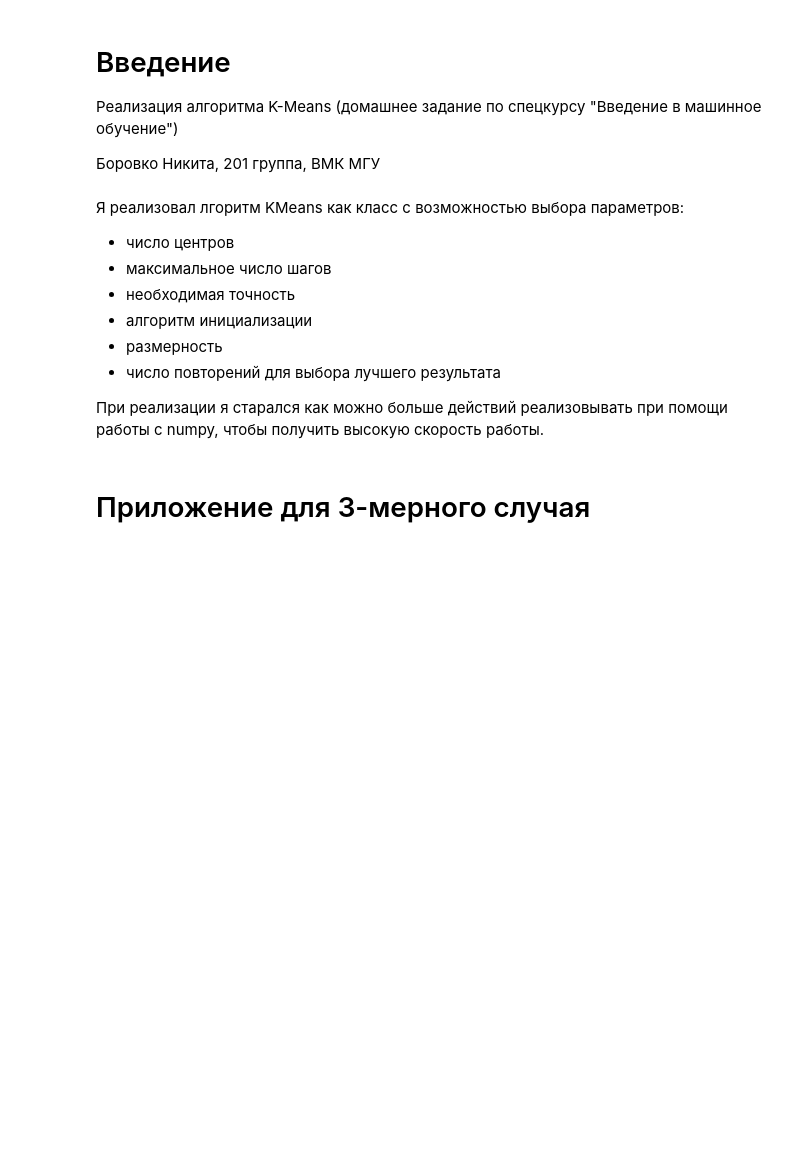
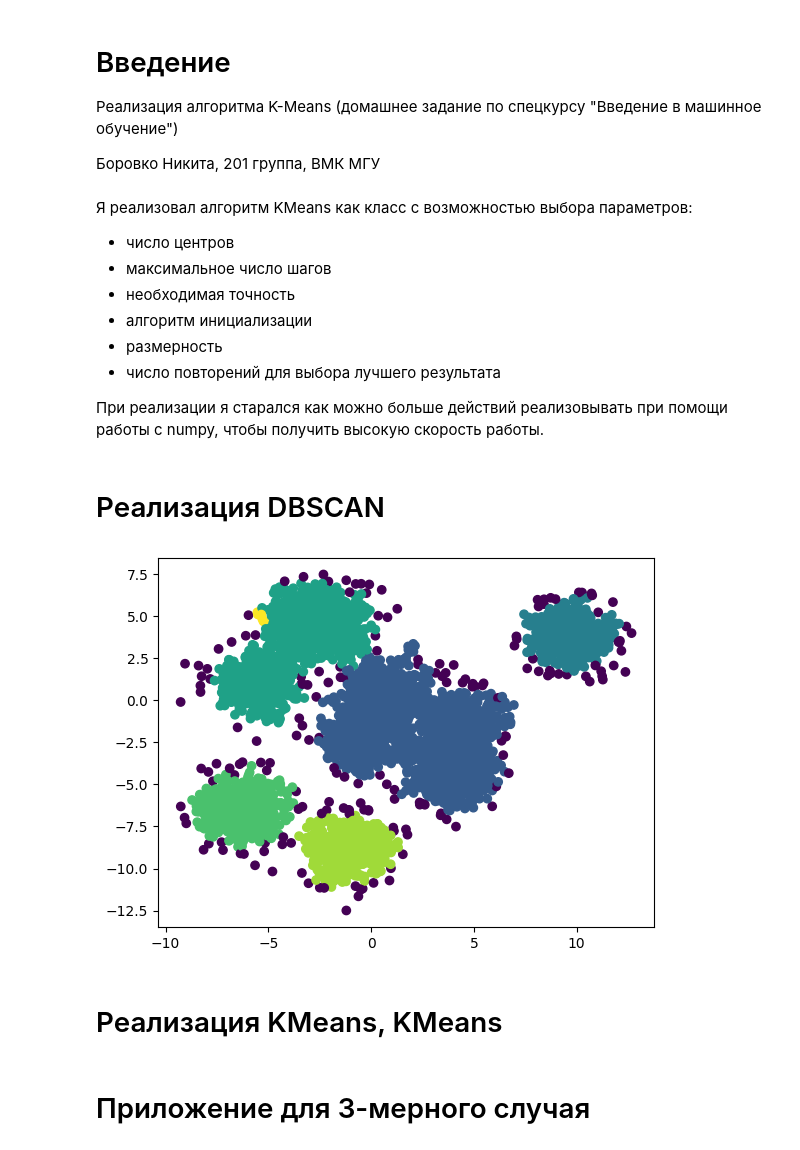
Before and after one commit to NoferBeautiful/Clustering_methods, a Jupyter notebook: Cluster.ipynb, the cells around one changed output. Cells and saved outputs as stored; diff of their text form; code cells hidden in the pictures; blank space fills up the shorter version.

```diff
--- a/Cluster.ipynb
+++ b/Cluster.ipynb
@@ -20,6 +20,6 @@ import cv2
 %matplotlib inline
 # %% [markdown]
-Я реализовал лгоритм KMeans как класс с возможностью выбора параметров:
+Я реализовал алгоритм KMeans как класс с возможностью выбора параметров:
 
 *   число центров
 *   максимальное число шагов
@@ -29,6 +29,66 @@ import cv2
 *   число повторений для выбора лучшего результата
 
 При реализации я старался как можно больше действий реализовывать при помощи работы с numpy, чтобы получить высокую скорость работы.
+# %% [markdown]
+# Реализация DBSCAN
+# %%
+class DBscan():
+    def __init__(self, eps=0.5, samples_min=5):
+        self.eps = eps
+        self.samples_min = samples_min
+        self.clusters_cnt = 0
+        self.labels = np.zeros(X.shape[0])
+
+
+    def fit(self, X):
+        near = NearestNeighbors(radius=self.eps)
+        near.fit(X)
+
+        for p in range(0, X.shape[0]):
+            if self.labels[p] != 0:
+                continue
+            neighbors = near.radius_neighbors([X[p]], radius=self.eps, return_distance=False)
+            if neighbors[0].shape[0] < self.samples_min:
+                self.labels[p] = -1
+                continue
+            self.clusters_cnt += 1
+            self.labels[p] = self.clusters_cnt
+
+            points = []
+            points.extend(neighbors[0])
+            q_index = 0
+            set_points = set(neighbors[0])
+            while q_index < len(points):
+                q = points[q_index]
+                q_index += 1
+                if self.labels[q] == -1:
+                    self.labels[q] = self.clusters_cnt
+                if self.labels[q] != 0:
+                    continue
+                self.labels[q] = self.clusters_cnt
+                neighbors = near.radius_neighbors([X[q]], radius=self.eps, return_distance=False)
+                if neighbors[0].shape[0] >= self.samples_min:
+                    for h in neighbors[0]:
+                        if h not in set_points:
+                            points.append(h)
+                            set_points.add(h)
+
+
+    def fit_predict(self, X):
+        self.fit(X)
+        return self.labels
+
+
+X, y = datasets.make_blobs(n_samples = 5000, n_features = 2, centers = 10, random_state = 123)
+model = DBscan(eps=0.4, samples_min=5)
+colors = model.fit_predict(X)
+
+plt.scatter(X[:, 0], X[:, 1], c = colors)
+plt.show()
+# %% [output]
+[figure, added]
+# %% [markdown]
+# Реализация KMeans, KMeans
 # %%
 class KMeans_my():
     def __init__(self, centroids_cnt = 2, max_iter = 300, eps = 1e-4, algo = 'plusplus', dim = 2, n_init = 5):
```
Also changed, not shown: parts of 1 cell of this notebook.
